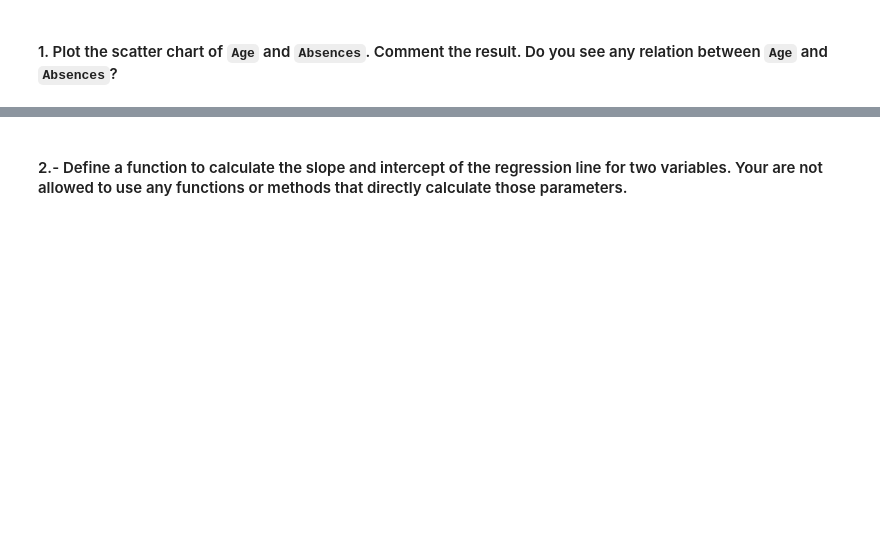
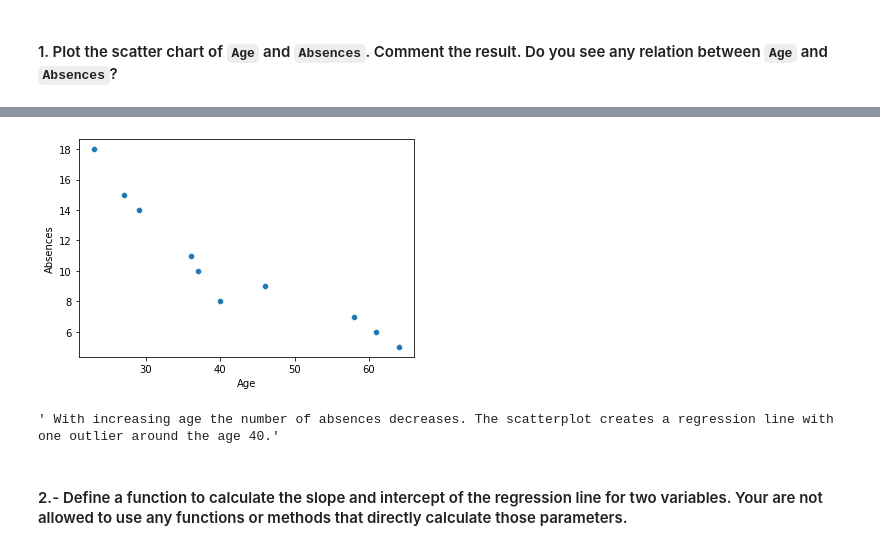
Before and after one commit to ta-data-remote/lab-linear-regression-correlation, a Jupyter notebook: your-code/main.ipynb, the cells around one changed output, grey strips where cells are left out. Cells and saved outputs as stored; diff of their text form; code cells hidden in the pictures; blank space fills up the shorter version.

```diff
--- a/your-code/main.ipynb
+++ b/your-code/main.ipynb
@@ -25,0 +31,2 @@ Import the necessary libraries to complete the lab here:
+# %%
+absences = pd.read_csv("../data/absences.csv")
@@ -34,2 +47,12 @@ Import the necessary libraries to complete the lab here:
+# %%
+#sns.scatterplot(data=df, x="x_var", y="y_var")
+age_abs_plot = sns.scatterplot(data= absences, x="Age", y="Absences")
+# %% [output]
+[figure, added]
+# %%
+# your comments here:
+''' With increasing age the number of absences decreases. The scatterplot creates a regression line with one outlier around the age 40.'''
+# %% [output]
+' With increasing age the number of absences decreases. The scatterplot creates a regression line with one outlier around the age 40.'
 # %% [markdown]
 #### 2.- Define a function to calculate the slope and intercept of the regression line for two variables. Your are not allowed to use any functions or methods that directly calculate those parameters.
```
Also changed, not shown: parts of 34 cells of this notebook.
